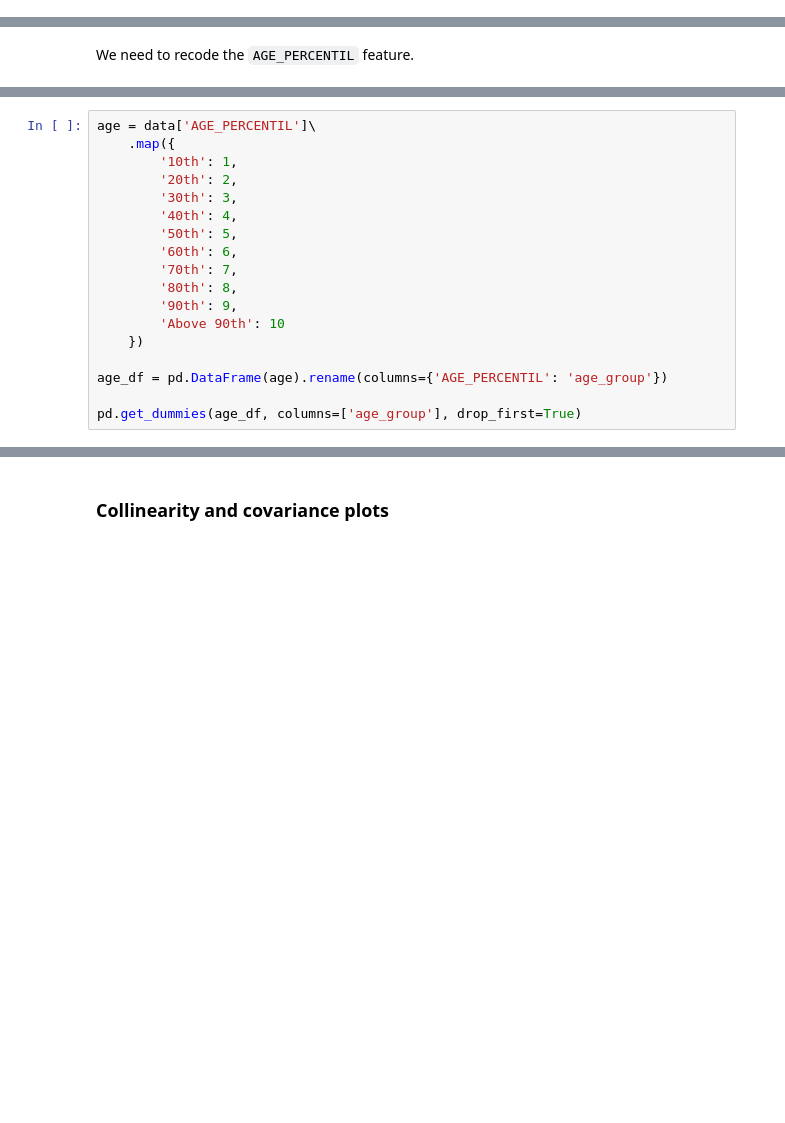
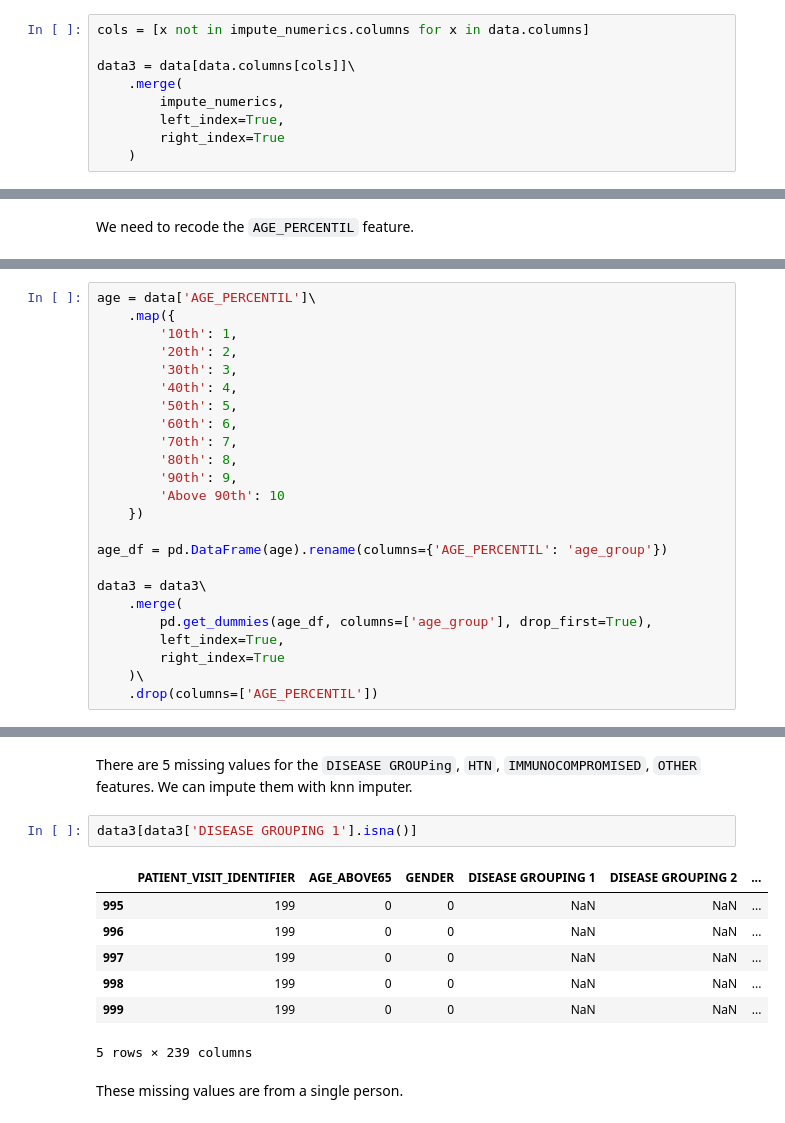
Before and after one commit to ccaiman/covid-capstone, a Jupyter notebook: covid_icu.ipynb, the cells around one changed output, grey strips where cells are left out. Cells and saved outputs as stored; diff of their text form; blank space fills up the shorter version.

Commit message:
Data prepped for multivariate analysis

```diff
--- a/covid_icu.ipynb
+++ b/covid_icu.ipynb
@@ -263 +289,10 @@ impute_numerics = numerics_df.merge(
+# %%
+cols = [x not in impute_numerics.columns for x in data.columns]
+
+data3 = data[data.columns[cols]]\
+    .merge(
+        impute_numerics,
+        left_index=True,
+        right_index=True
+    )
 # %% [markdown]
@@ -385,4 +420,10 @@ age = data['AGE_PERCENTIL']\
 
 age_df = pd.DataFrame(age).rename(columns={'AGE_PERCENTIL': 'age_group'})
 
-pd.get_dummies(age_df, columns=['age_group'], drop_first=True)
+data3 = data3\
+    .merge(
+        pd.get_dummies(age_df, columns=['age_group'], drop_first=True),
+        left_index=True,
+        right_index=True
+    )\
+    .drop(columns=['AGE_PERCENTIL'])
@@ -403,2 +430,15 @@ pd.get_dummies(age_df, columns=['age_group'], drop_first=True)
-# %% [markdown]
-### Collinearity and covariance plots
+# %% [markdown]
+There are 5 missing values for the `DISEASE GROUPing`, `HTN`, `IMMUNOCOMPROMISED`, `OTHER` features.
+We can impute them with knn imputer.
+# %%
+data3[data3['DISEASE GROUPING 1'].isna()]
+# %% [output]
+|  | PATIENT_VISIT_IDENTIFIER | AGE_ABOVE65 | GENDER | DISEASE GROUPING 1 | DISEASE GROUPING 2 | ... |
+| 995 | 199 | 0 | 0 | NaN | NaN | ... |
+| 996 | 199 | 0 | 0 | NaN | NaN | ... |
+| 997 | 199 | 0 | 0 | NaN | NaN | ... |
+| 998 | 199 | 0 | 0 | NaN | NaN | ... |
+| 999 | 199 | 0 | 0 | NaN | NaN | ... |
+5 rows × 239 columns
+# %% [markdown]
+These missing values are from a single person.
```
Also changed, not shown: parts of 24 cells of this notebook.
